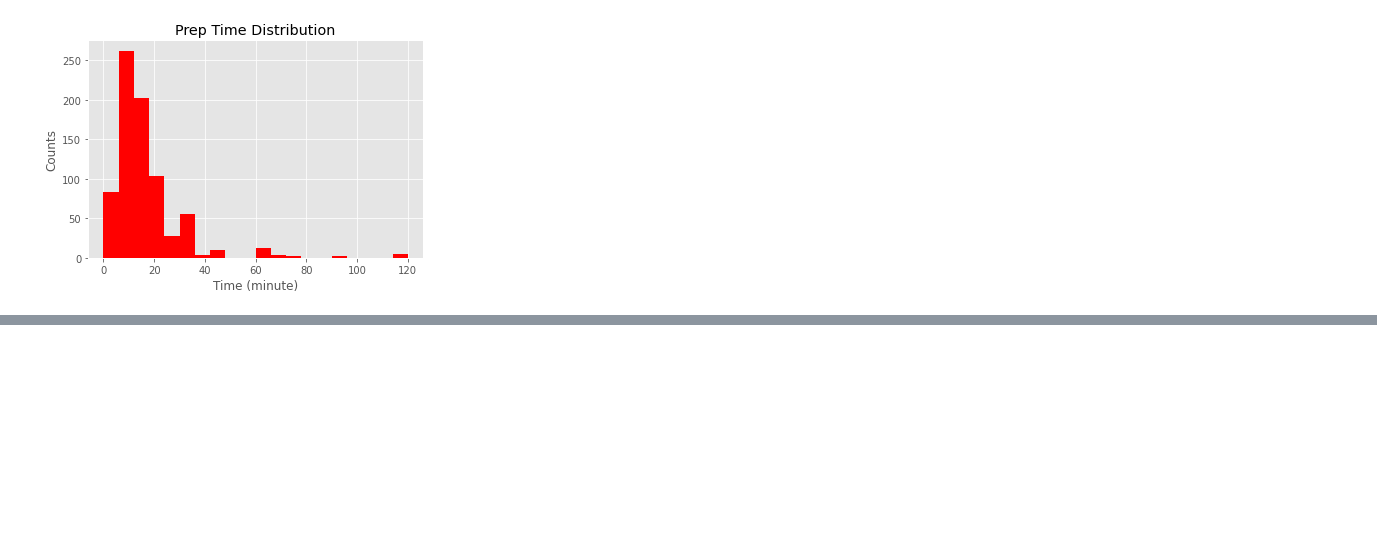
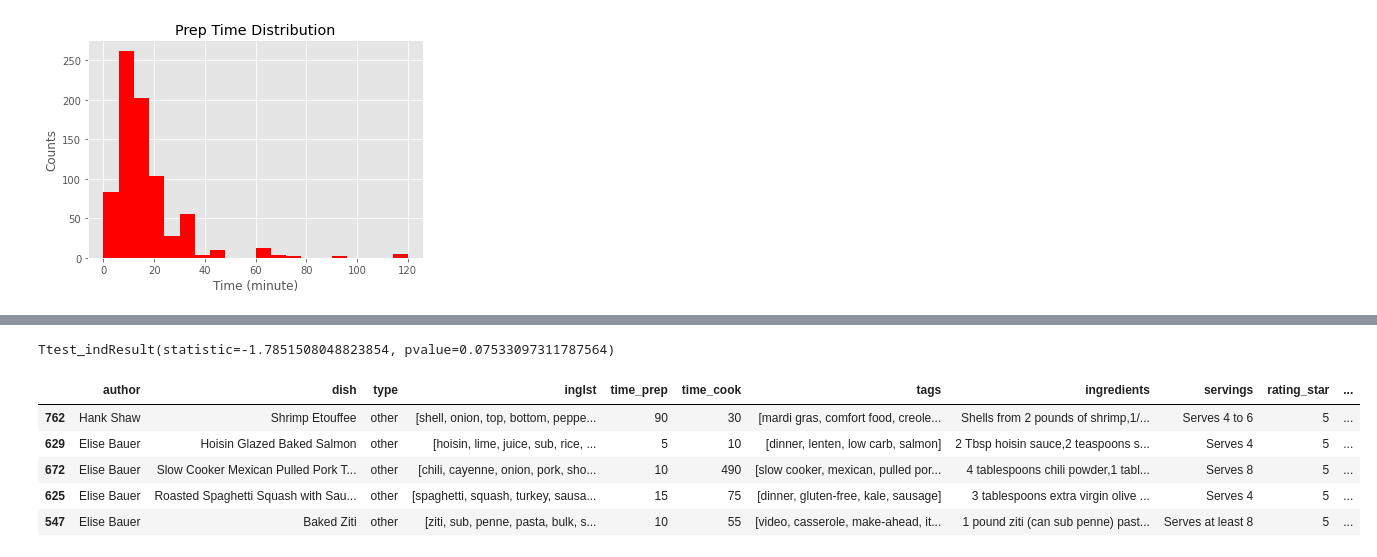
Before and after one commit to microwolf/Scrapy-simplyrecipes, a Jupyter notebook: recipes.ipynb, the cells around one changed output, grey strips where cells are left out. Cells and saved outputs as stored; diff of their text form; code cells hidden in the pictures; blank space fills up the shorter version.

```diff
--- a/recipes.ipynb
+++ b/recipes.ipynb
@@ -352,3 +369,35 @@ df.inglst.iloc[1][0]
+# %%
+cat1 = df[df.type == 'beef']
+cat2 = df[df.type == 'chicken']
+cat3 = df[df.type == 'pork']
+cat4 = df[df.type == 'seafood']
+cat5 = df[df.type == 'lamb']
+cat6 = df[df.type == 'vegetarian']
+cat7 = df[df.type == 'pasta']
+cat8 = df[df.type == 'other']
+
+t12 = ttest_ind(cat1['time_cook'], cat2['time_cook'])
+t13 = ttest_ind(cat1['time_cook'], cat3['time_cook'])
+t14 = ttest_ind(cat1['time_cook'], cat4['time_cook'])
+t15 = ttest_ind(cat1['time_cook'], cat5['time_cook'])
+t16 = ttest_ind(cat1['time_cook'], cat6['time_cook'])
+t17 = ttest_ind(cat1['time_cook'], cat7['time_cook'])
+t18 = ttest_ind(cat1['time_cook'], cat8['time_cook'])
+#print(t12,'\n', t13,'\n',t14, '\n',t15, '\n',t16, '\n',t17, '\n',t18)
+
+a = ttest_ind(cat7['time_cook'], cat8['time_cook'])
+a
+# %% [output]
+Ttest_indResult(statistic=-1.7851508048823854, pvalue=0.07533097311787564)
+# %%
+df[df.type == 'other'].sample(5)
+# %% [output]
+|  | author | dish | type | inglst | time_prep | time_cook | tags | ingredients | servings | rating_star | ... |
+| 762 | Hank Shaw | Shrimp Etouffee | other | [shell, onion, top, bottom, peppe... | 90 | 30 | [mardi gras, comfort food, creole... | Shells from 2 pounds of shrimp,1/... | Serves 4 to 6 | 5 | ... |
+| 629 | Elise Bauer | Hoisin Glazed Baked Salmon | other | [hoisin, lime, juice, sub, rice, ... | 5 | 10 | [dinner, lenten, low carb, salmon] | 2 Tbsp hoisin sauce,2 teaspoons s... | Serves 4 | 5 | ... |
+| 672 | Elise Bauer | Slow Cooker Mexican Pulled Pork T... | other | [chili, cayenne, onion, pork, sho... | 10 | 490 | [slow cooker, mexican, pulled por... | 4 tablespoons chili powder,1 tabl... | Serves 8 | 5 | ... |
+| 625 | Elise Bauer | Roasted Spaghetti Squash with Sau... | other | [spaghetti, squash, turkey, sausa... | 15 | 75 | [dinner, gluten-free, kale, sausage] | 3 tablespoons extra virgin olive ... | Serves 4 | 5 | ... |
+| 547 | Elise Bauer | Baked Ziti | other | [ziti, sub, penne, pasta, bulk, s... | 10 | 55 | [video, casserole, make-ahead, it... | 1 pound ziti (can sub penne) past... | Serves at least 8 | 5 | ... |
 # %%
 # take the last 2 words of ing
 #rc['ing'] = rc.ingredients.apply(lambda x: re.sub('\(.*\)', '', x))
```
Also changed, not shown: parts of 15 cells of this notebook, 26 other files.
